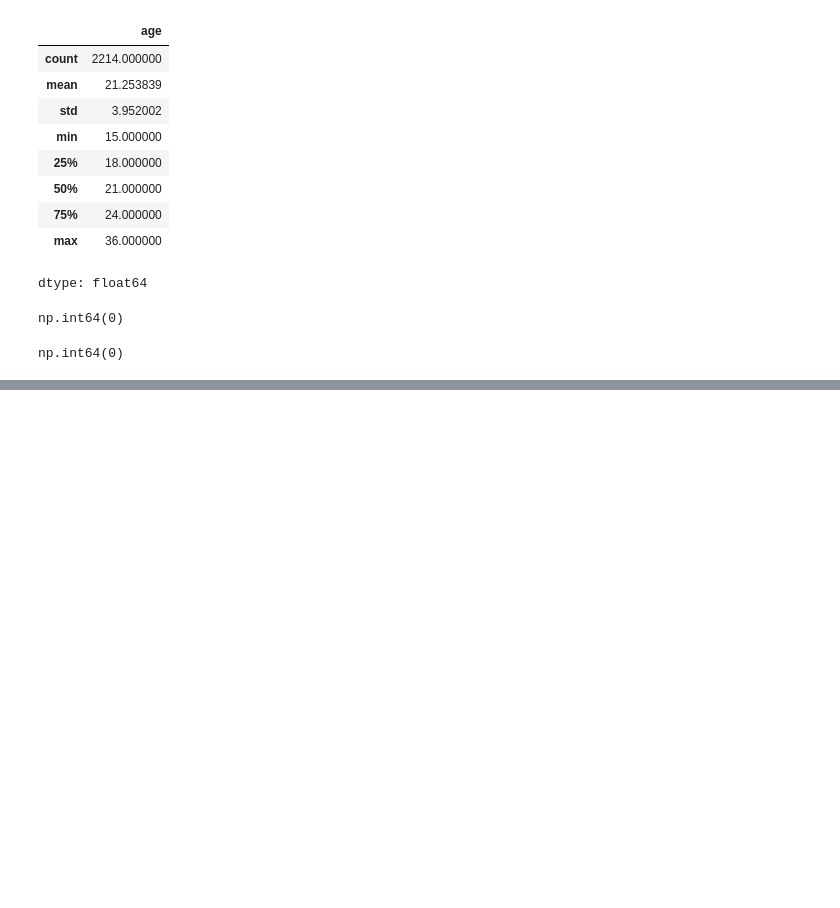
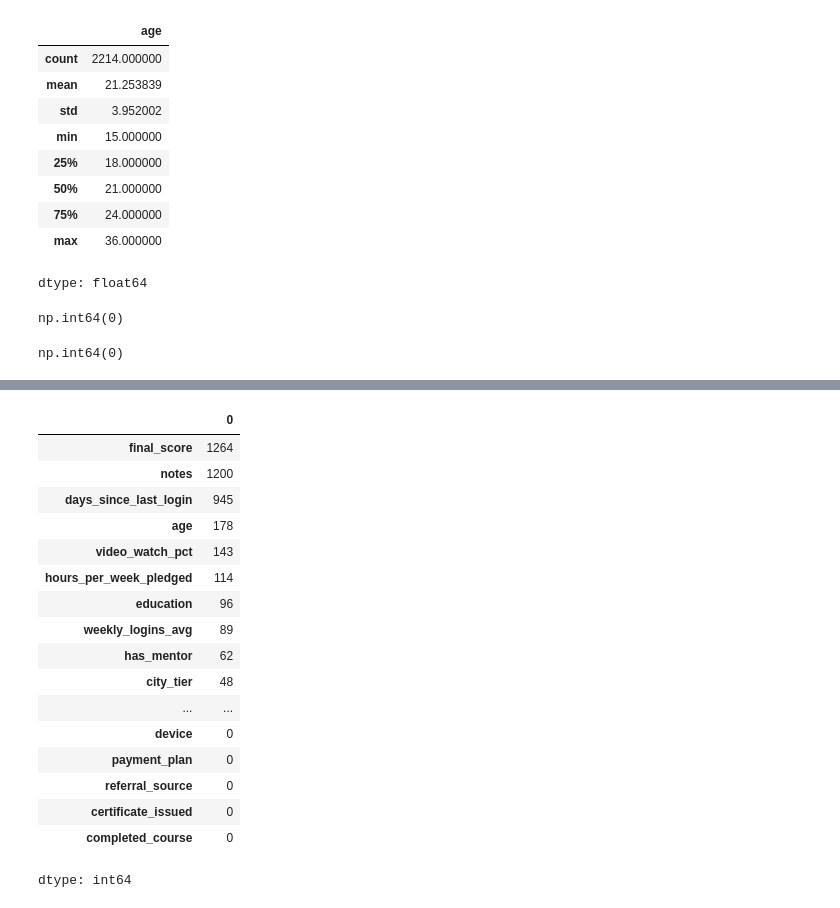
Before and after one commit to Prototype361/Course-completion-predictor, a Jupyter notebook: Notebooks/ML_Assignment.ipynb, the cells around one changed output, grey strips where cells are left out. Drawn from its saved outputs; the diff is of its cells as text; code cells hidden in the pictures; blank space fills up the shorter version.

```diff
--- a/Notebooks/ML_Assignment.ipynb
+++ b/Notebooks/ML_Assignment.ipynb
@@ -1013,0 +1392,21 @@ np.int64(0)
+# %%
+clean_df.isna().sum().sort_values(ascending=False)
+# %% [output]
+|  | 0 |
+| final_score | 1264 |
+| notes | 1200 |
+| days_since_last_login | 945 |
+| age | 178 |
+| video_watch_pct | 143 |
+| hours_per_week_pledged | 114 |
+| education | 96 |
+| weekly_logins_avg | 89 |
+| has_mentor | 62 |
+| city_tier | 48 |
+| ... | ... |
+| device | 0 |
+| payment_plan | 0 |
+| referral_source | 0 |
+| certificate_issued | 0 |
+| completed_course | 0 |
+dtype: int64
```
Also changed, not shown: parts of 138 cells of this notebook, 1 other file.
